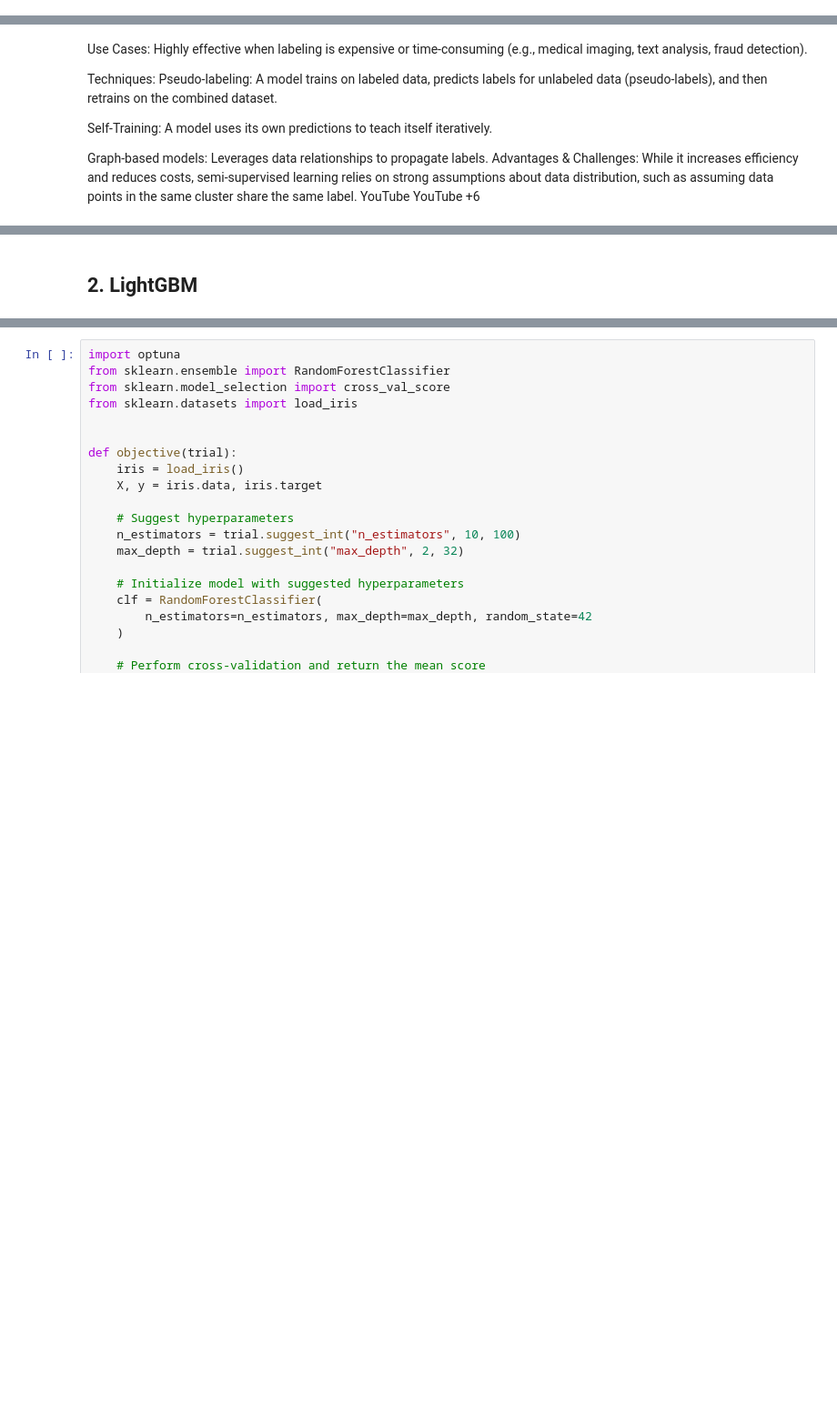
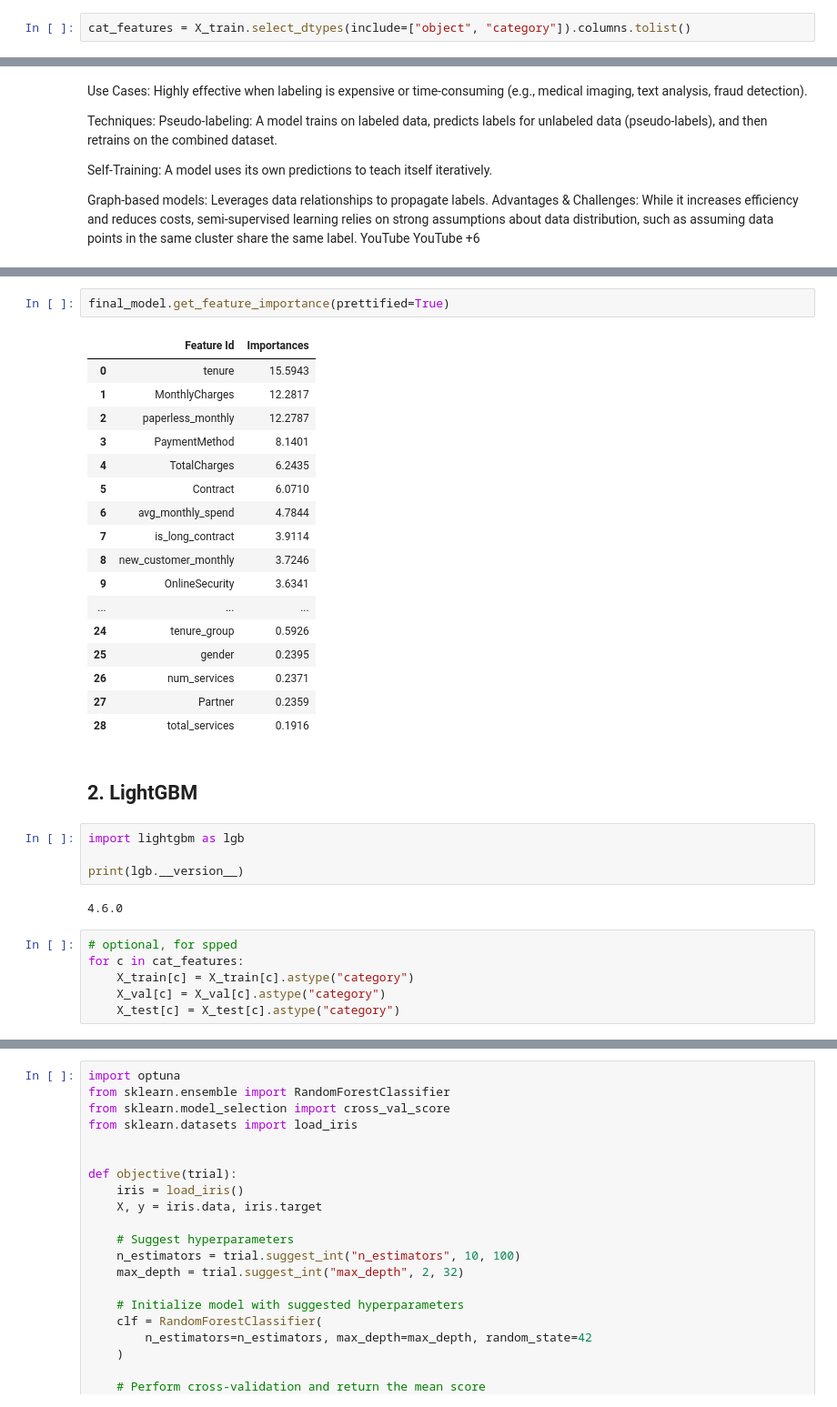
Before and after one commit to div-ops123/Customer-Churn-Kaggle-Competition, a Jupyter notebook: nested-cv.ipynb, the cells around one changed output, grey strips where cells are left out. Shown at 91% size. Cells and saved outputs as stored; diff of their text form; blank space fills up the shorter version.

Commit message:
feature engineering increased catboost model by +0.00029
LightGBM model coded

```diff
--- a/nested-cv.ipynb
+++ b/nested-cv.ipynb
@@ -235,3 +245,5 @@ for col in cat_features:
+# %%
+cat_features = X_train.select_dtypes(include=["object", "category"]).columns.tolist()
 # %%
 # # Check assumption: When PhoneService == 'No', related columns have 'No phone service'
 # # And vice versa
@@ -527,2 +586,34 @@ Accuracy: 0.86018899519518
+# %%
+final_model.get_feature_importance(prettified=True)
+# %% [output]
+|  | Feature Id | Importances |
+| 0 | tenure | 15.5943 |
+| 1 | MonthlyCharges | 12.2817 |
+| 2 | paperless_monthly | 12.2787 |
+| 3 | PaymentMethod | 8.1401 |
+| 4 | TotalCharges | 6.2435 |
+| 5 | Contract | 6.0710 |
+| 6 | avg_monthly_spend | 4.7844 |
+| 7 | is_long_contract | 3.9114 |
+| 8 | new_customer_monthly | 3.7246 |
+| 9 | OnlineSecurity | 3.6341 |
+| ... | ... | ... |
+| 24 | tenure_group | 0.5926 |
+| 25 | gender | 0.2395 |
+| 26 | num_services | 0.2371 |
+| 27 | Partner | 0.2359 |
+| 28 | total_services | 0.1916 |
 # %% [markdown]
 ## 2. LightGBM
+# %%
+import lightgbm as lgb
+
+print(lgb.__version__)
+# %% [output]
+4.6.0
+# %%
+# optional, for spped
+for c in cat_features:
+    X_train[c] = X_train[c].astype("category")
+    X_val[c] = X_val[c].astype("category")
+    X_test[c] = X_test[c].astype("category")
```
Also changed, not shown: parts of 12 cells of this notebook.
